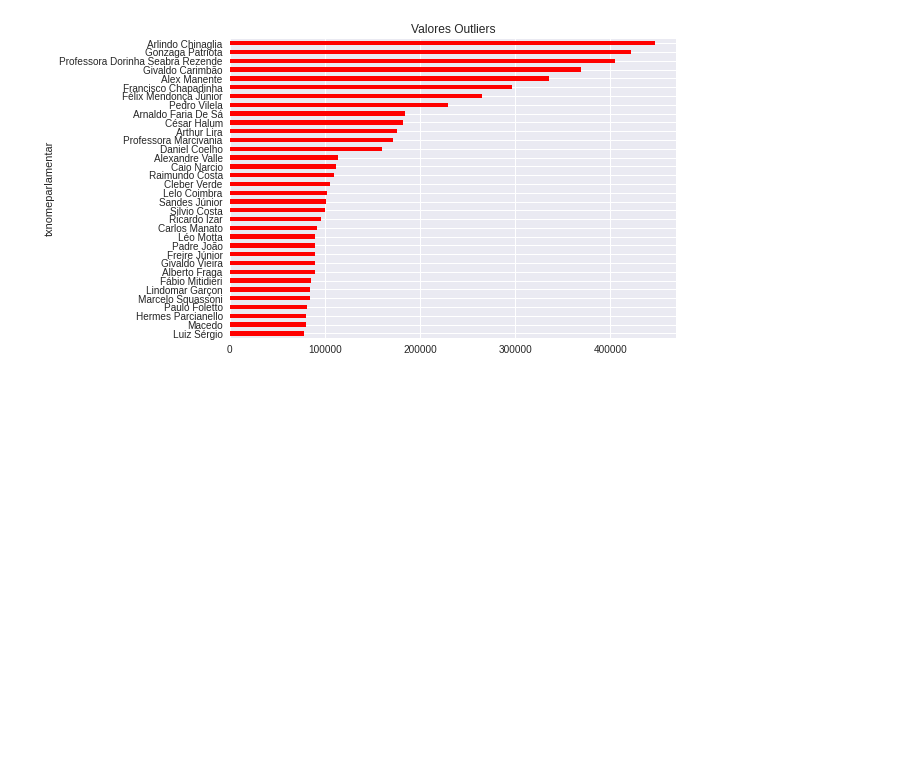
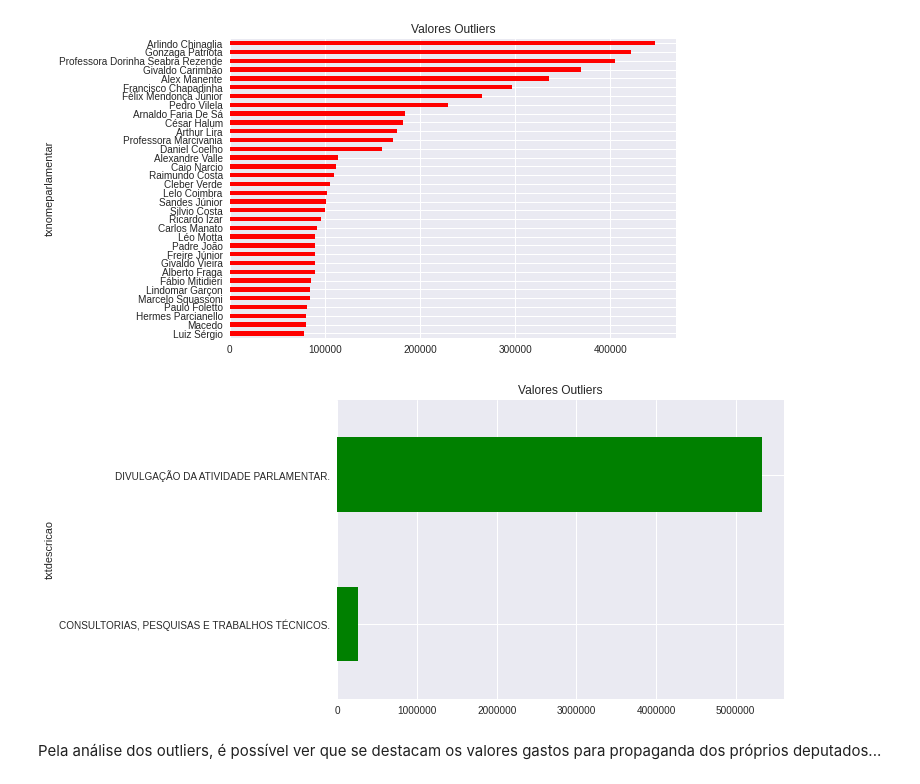
Before and after one commit to romiof/Dio_Pandas, a Jupyter notebook: DIO_AnaliseDados_Pandas.ipynb, the cells around one changed output. Drawn from its saved outputs; the diff is of its cells as text; code cells hidden in the pictures; blank space fills up the shorter version.

```diff
--- a/DIO_AnaliseDados_Pandas.ipynb
+++ b/DIO_AnaliseDados_Pandas.ipynb
@@ -260,5 +276,13 @@ df_outliers.groupby(df_outliers["txnomeparlamentar"])["vlrliquido"].sum().round(
 plt.ticklabel_format(style="plain", axis="x");
 # %% [output]
 [figure]
+# %%
+# Plotar em gráfico os deputados que estão nos outliers
+df_outliers.groupby(df_outliers["txtdescricao"])["vlrliquido"].sum().round(2).sort_values(ascending=True).plot.barh(title="Valores Outliers", color="green")
+plt.ticklabel_format(style="plain", axis="x");
+# %% [output]
+[figure, added]
+# %% [markdown]
+Pela análise dos outliers, é possível ver que se destacam os valores gastos para propaganda dos próprios deputados...
 # %%
 # FIM
```
Also changed, not shown: parts of 3 cells of this notebook.
